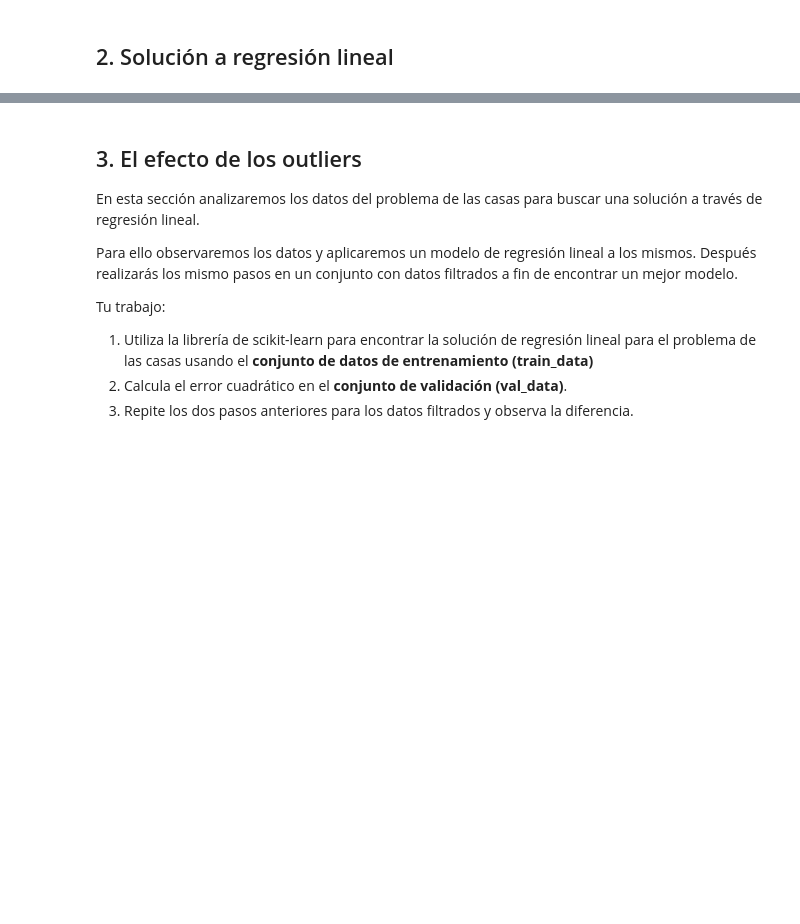
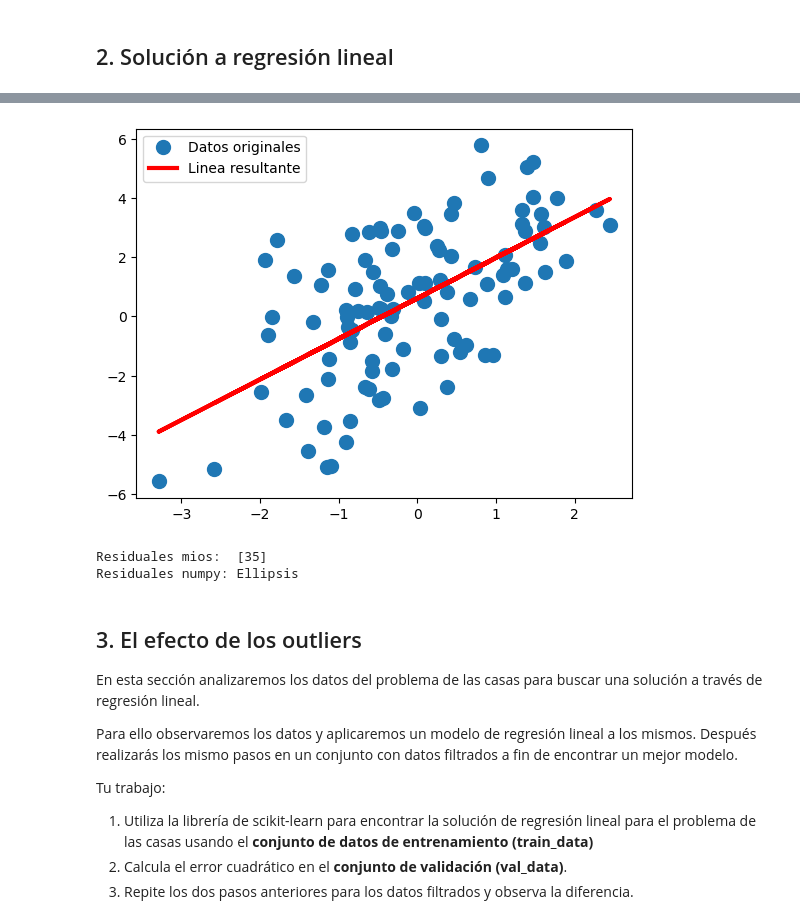
Before and after one commit to r-ibarrab/ElMaviri, a Jupyter notebook: ejercicio_1-LinearReg/linear_regression.ipynb, the cells around one changed output, grey strips where cells are left out. Cells and saved outputs as stored; diff of their text form; code cells hidden in the pictures; blank space fills up the shorter version.

```diff
--- a/ejercicio_1-LinearReg/linear_regression.ipynb
+++ b/ejercicio_1-LinearReg/linear_regression.ipynb
@@ -85,23 +108,37 @@ plt.legend()
 # %%
 ## 2.4 TODO: Calcula la suma de errores cuadrádos
-residual = ...
+residual = np.argmin(np.absolute((y - np.dot(X_augmented,w_hat))**2), axis=0)
+# print(residual)
 
 ## 2.5 TODO: Compara los resultados con la función integrada de numpy 'np.linalg.lstsq'
+# print(len(X))
+# unos = np.ones((len(X),1)).T
+# print(unos)
+
+# A = np.vstack([X,unos])
+
+# m, c = np.linalg.lstsq(A, y, rcond=None)[0]
+
+# y2 = (m*X) + c
 
 # Graficando
 plt.plot(X, y, 'o', label='Datos originales', markersize=10)
 
 # TODO: Grafica la linea resultante de TU modelo como en la sección anterior
-plt.plot(..., ..., 'r', lw=3, label='Linea resultante')
+plt.plot(X_augmented[:,1], y_hat, 'r', lw=3, label='Linea resultante')
 
 # TODO: Grafica la linea resultante de scikit-learn como en la sección anterior
-plt.plot(..., ..., ':k', label='función integrada')
+# plt.plot(..., ..., ':k', label='función integrada')
 plt.legend()
 plt.show()
 
 # TODO: Imprime y compara la suma de errores cuadrádos calculado por TU metodo y el de numpy
-print("Residuales mios: ", ...)
+print("Residuales mios: ", residual)
 print("Residuales numpy:", ...)
+# %% [output]
+[figure, added]
+Residuales mios:  [35]
+Residuales numpy: Ellipsis
 # %% [markdown]
 ## 3. El efecto de los outliers
 
```
Also changed, not shown: parts of 10 cells of this notebook.
